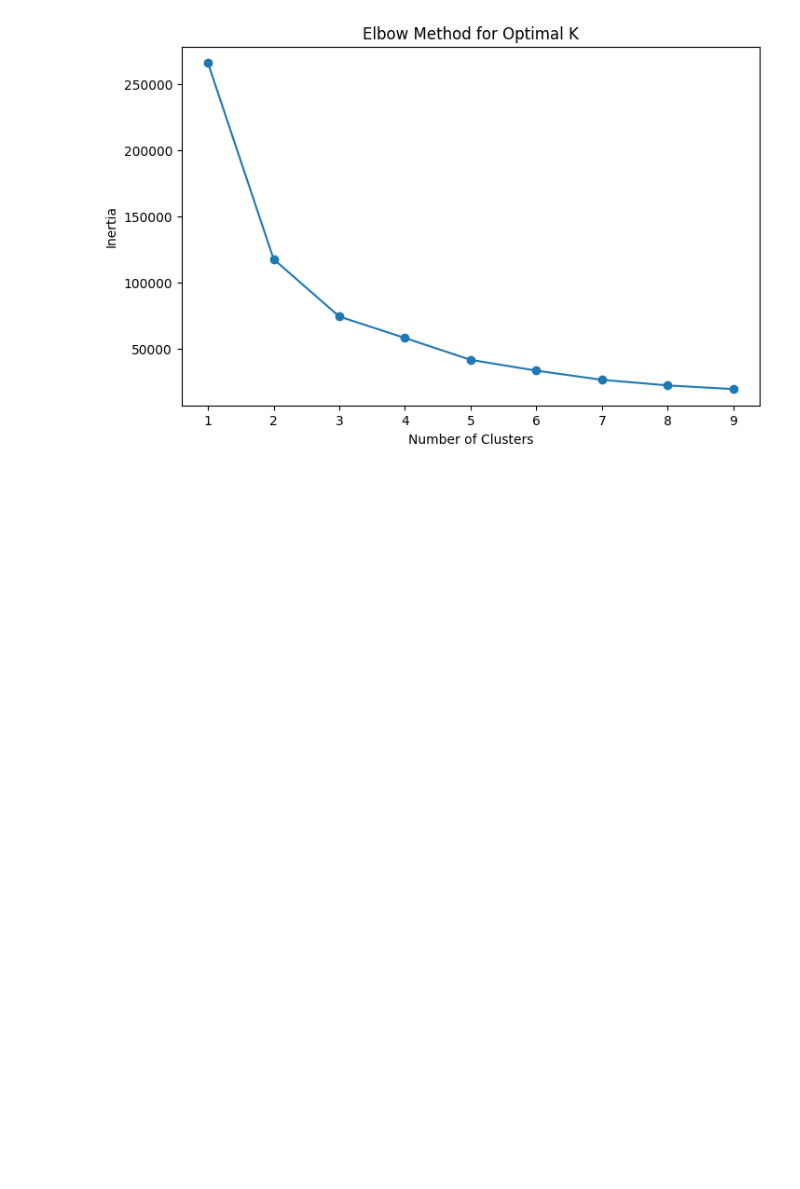
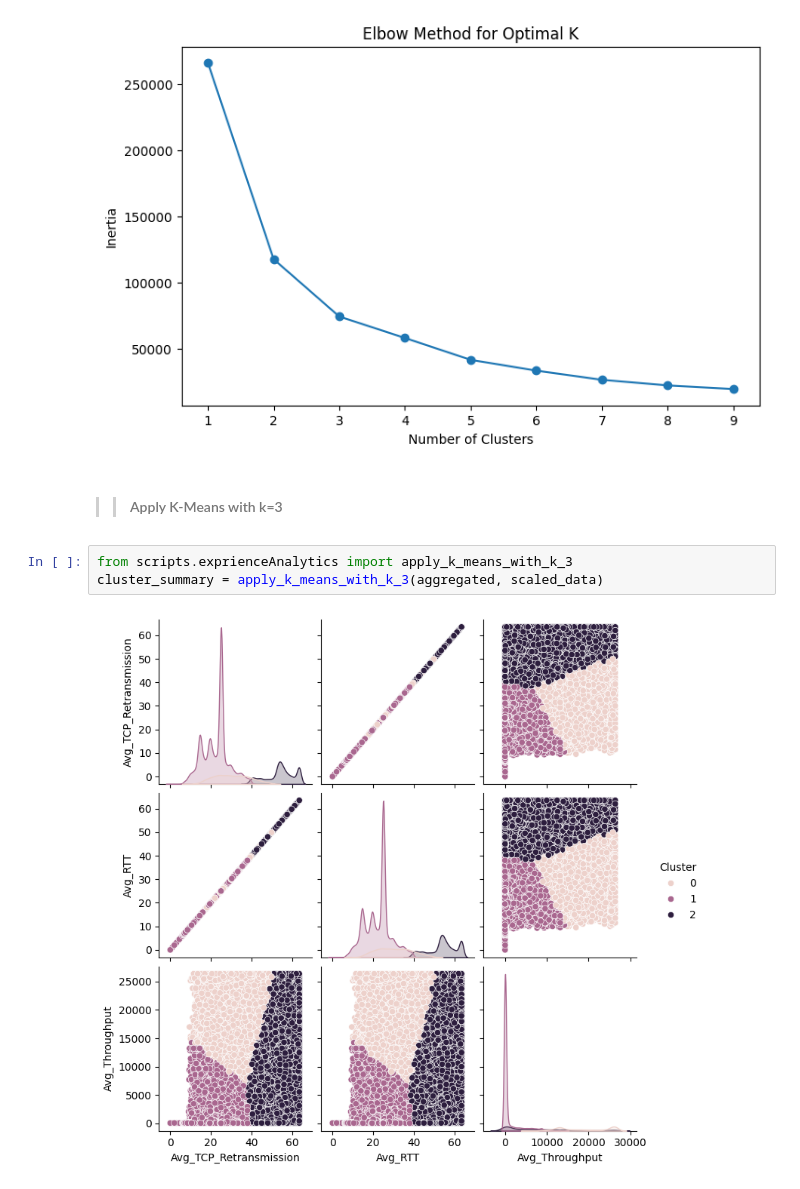
Before and after one commit to naolatomsa/TellCo, a Jupyter notebook: notebooks/experienceAnalytics.ipynb, the cells around one changed output. Drawn from its saved outputs; the diff is of its cells as text; blank space fills up the shorter version.

Commit message:
Apply K-Means with k=3

```diff
--- a/notebooks/experienceAnalytics.ipynb
+++ b/notebooks/experienceAnalytics.ipynb
@@ -392,3 +392,10 @@ from scripts.exprienceAnalytics import k_means_clustering
 scaled_data = k_means_clustering(aggregated)
 # %% [output]
 [figure]
+# %% [markdown]
+>> #### Apply K-Means with k=3
+# %%
+from scripts.exprienceAnalytics import apply_k_means_with_k_3
+cluster_summary = apply_k_means_with_k_3(aggregated, scaled_data)
+# %% [output]
+[figure, added]
```
Also changed, not shown: parts of 1 cell of this notebook.
